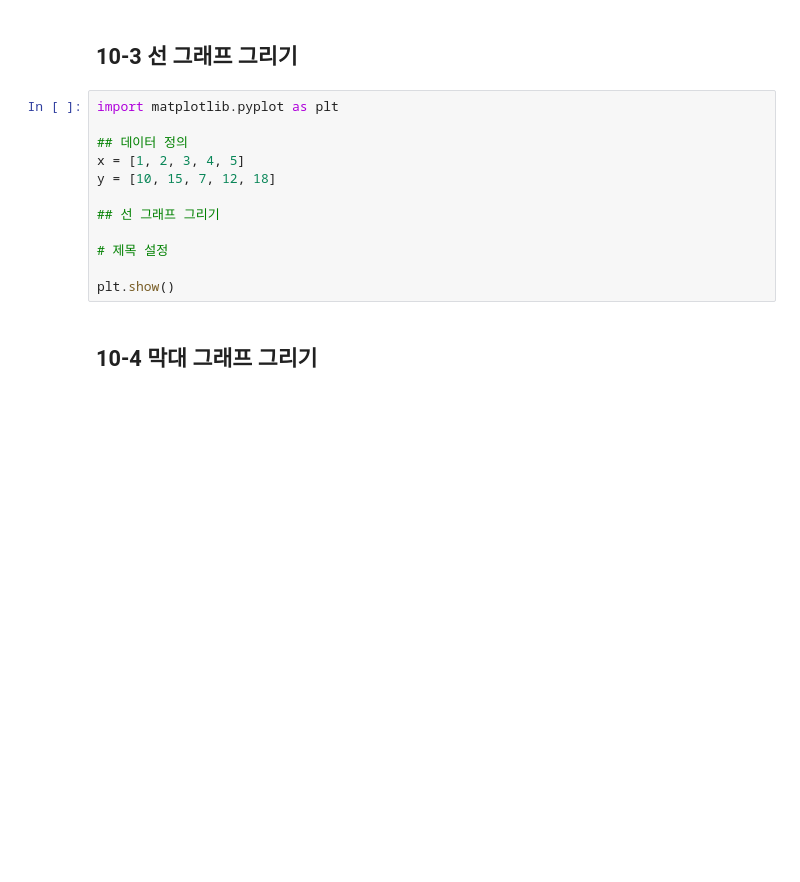
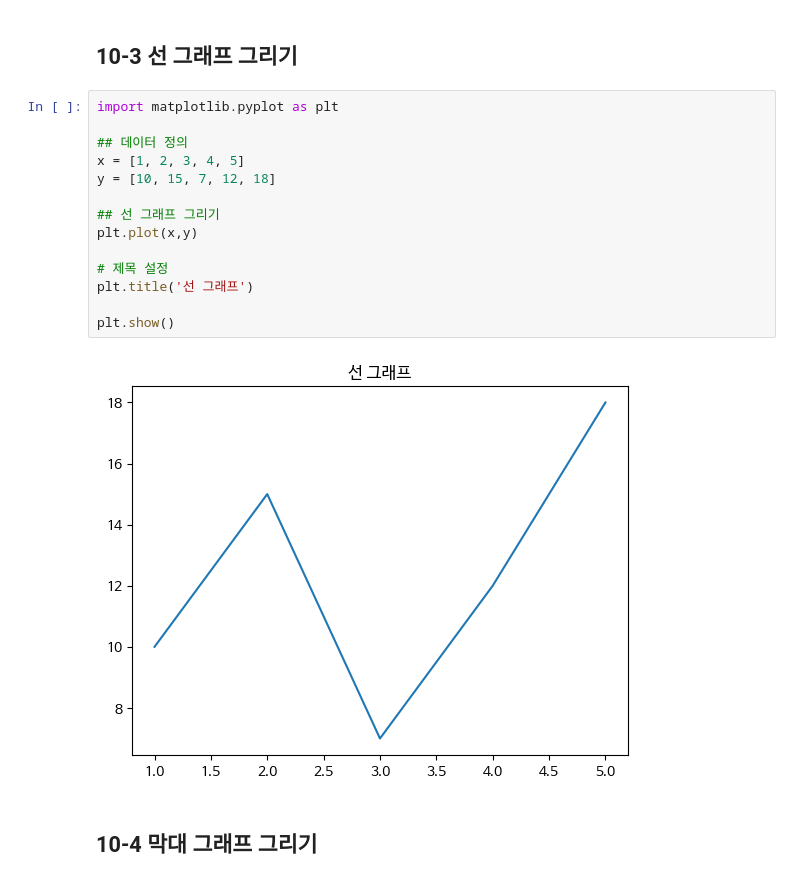
Before and after one commit to stormchoi236/Data-Analysis-with-Open-Source, a Jupyter notebook: 오픈소스_데이터_분석_10강.ipynb, the cells around one changed output. Saved outputs shown, nothing was run; the diff lists cells and outputs as text; blank space fills up the shorter version.

```diff
--- a/오픈소스_데이터_분석_10강.ipynb
+++ b/오픈소스_데이터_분석_10강.ipynb
@@ -77,15 +88,19 @@ data = {
 # %%
 import matplotlib.pyplot as plt
 
 ## 데이터 정의
 x = [1, 2, 3, 4, 5]
 y = [10, 15, 7, 12, 18]
 
 ## 선 그래프 그리기
+plt.plot(x,y)
 
 # 제목 설정
+plt.title('선 그래프')
 
 plt.show()
+# %% [output]
+[figure, added]
 # %% [markdown]
 ## 10-4 막대 그래프 그리기
 # %%
```
Also changed, not shown: parts of 2 cells of this notebook.
